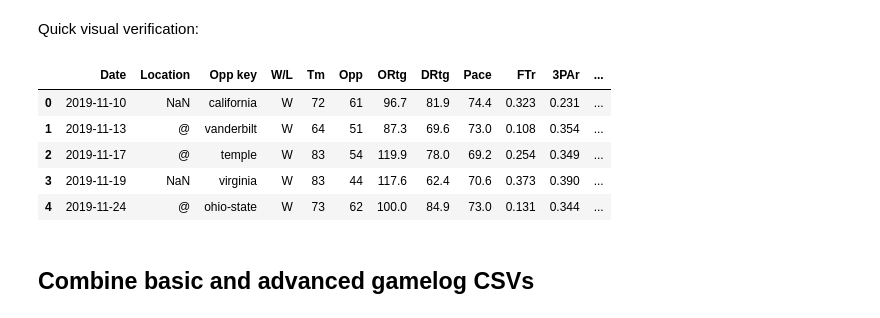
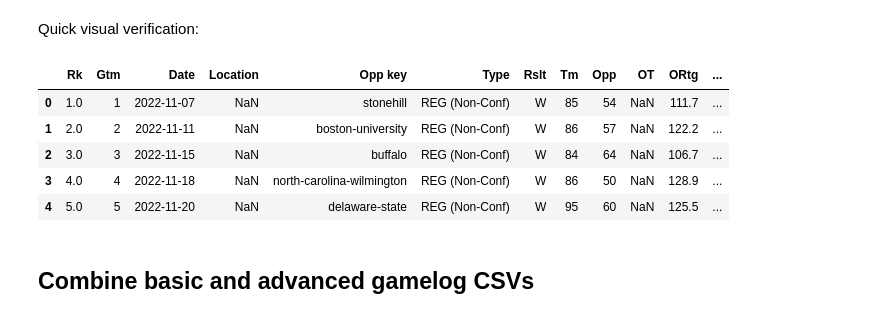
Before and after one commit to mike-taylor99/MLMB, a Jupyter notebook: utils/notebook/training_data.ipynb, the cells around one changed output. Cells and saved outputs as stored; diff of their text form; code cells hidden in the pictures.

```diff
--- a/utils/notebook/training_data.ipynb
+++ b/utils/notebook/training_data.ipynb
@@ -241,17 +261,17 @@ def create_advanced_gamelogs(seasons, isWomens = False):
 # %% [markdown]
 Quick visual verification:
 # %%
-school_key, season = 'connecticut', 2020
-file_path = get_team_season_file_path(school_key, season, f'{school_key}_advanced.csv', isWomens=True)
+school_key, season = 'connecticut', 2023
+file_path = get_team_season_file_path(school_key, season, f'{school_key}_advanced.csv', isWomens=False)
 team_df = pd.read_csv(file_path)
 team_df.head()
 # %% [output]
-|  | Date | Location | Opp key | W/L | Tm | Opp | ORtg | DRtg | Pace | FTr | 3PAr | ... |
-| 0 | 2019-11-10 | NaN | california | W | 72 | 61 | 96.7 | 81.9 | 74.4 | 0.323 | 0.231 | ... |
-| 1 | 2019-11-13 | @ | vanderbilt | W | 64 | 51 | 87.3 | 69.6 | 73.0 | 0.108 | 0.354 | ... |
-| 2 | 2019-11-17 | @ | temple | W | 83 | 54 | 119.9 | 78.0 | 69.2 | 0.254 | 0.349 | ... |
-| 3 | 2019-11-19 | NaN | virginia | W | 83 | 44 | 117.6 | 62.4 | 70.6 | 0.373 | 0.390 | ... |
-| 4 | 2019-11-24 | @ | ohio-state | W | 73 | 62 | 100.0 | 84.9 | 73.0 | 0.131 | 0.344 | ... |
+|  | Rk | Gtm | Date | Location | Opp key | Type | Rslt | Tm | Opp | OT | ORtg | ... |
+| 0 | 1.0 | 1 | 2022-11-07 | NaN | stonehill | REG (Non-Conf) | W | 85 | 54 | NaN | 111.7 | ... |
+| 1 | 2.0 | 2 | 2022-11-11 | NaN | boston-university | REG (Non-Conf) | W | 86 | 57 | NaN | 122.2 | ... |
+| 2 | 3.0 | 3 | 2022-11-15 | NaN | buffalo | REG (Non-Conf) | W | 84 | 64 | NaN | 106.7 | ... |
+| 3 | 4.0 | 4 | 2022-11-18 | NaN | north-carolina-wilmington | REG (Non-Conf) | W | 86 | 50 | NaN | 128.9 | ... |
+| 4 | 5.0 | 5 | 2022-11-20 | NaN | delaware-state | REG (Non-Conf) | W | 95 | 60 | NaN | 125.5 | ... |
 # %% [markdown]
 ## Combine basic and advanced gamelog CSVs
 # %%
```
Also changed, not shown: parts of 29 cells of this notebook, 50 other files.
